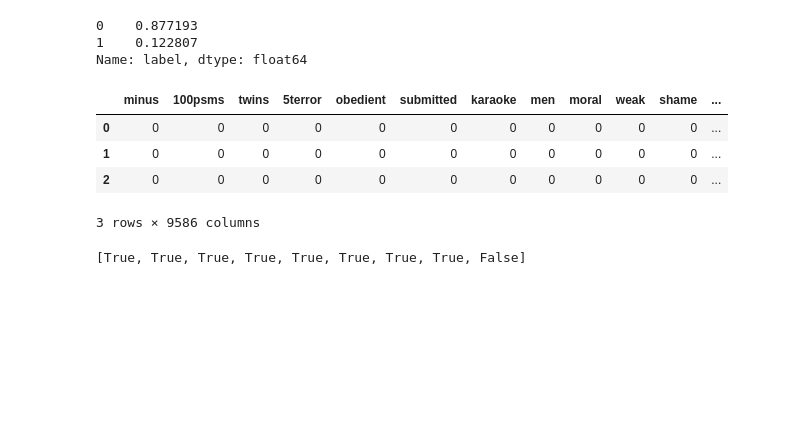
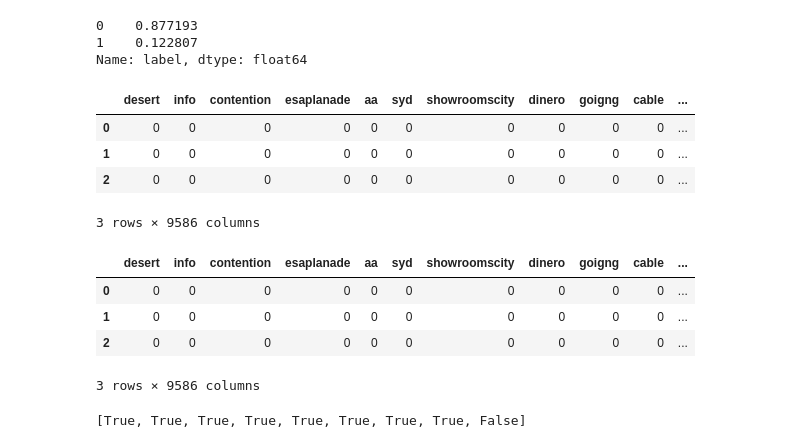
Before and after one commit to ravi-prakash1907/Machine-Learning-for-Cyber-Security, a Jupyter notebook: frombeg/smsClassifactio.ipynb, the cells around one changed output. Cells and saved outputs as stored; diff of their text form; code cells hidden in the pictures; blank space fills up the shorter version.

```diff
--- a/frombeg/smsClassifactio.ipynb
+++ b/frombeg/smsClassifactio.ipynb
@@ -303,19 +339,25 @@ test_set['label'].value_counts(normalize=True)
 0    0.877193
 1    0.122807
 Name: label, dtype: float64
+# %%
+# After splitting
+display(training_set.head(3))
+display(test_set.head(3))
+# %% [output]
+|  | desert | info | contention | esaplanade | aa | syd | showroomscity | dinero | goigng | cable | ... |
+| 0 | 0 | 0 | 0 | 0 | 0 | 0 | 0 | 0 | 0 | 0 | ... |
+| 1 | 0 | 0 | 0 | 0 | 0 | 0 | 0 | 0 | 0 | 0 | ... |
+| 2 | 0 | 0 | 0 | 0 | 0 | 0 | 0 | 0 | 0 | 0 | ... |
+3 rows × 9586 columns
+|  | desert | info | contention | esaplanade | aa | syd | showroomscity | dinero | goigng | cable | ... |
+| 0 | 0 | 0 | 0 | 0 | 0 | 0 | 0 | 0 | 0 | 0 | ... |
+| 1 | 0 | 0 | 0 | 0 | 0 | 0 | 0 | 0 | 0 | 0 | ... |
+| 2 | 0 | 0 | 0 | 0 | 0 | 0 | 0 | 0 | 0 | 0 | ... |
+3 rows × 9586 columns
 # %%
 ## exporting test train data
 training_set.to_csv("train.csv", index=False)
 test_set.to_csv("test.csv", index=False)
-# %%
-# After splitting
-training_set.head(3)
-# %% [output]
-|  | minus | 100psms | twins | 5terror | obedient | submitted | karaoke | men | moral | weak | shame | ... |
-| 0 | 0 | 0 | 0 | 0 | 0 | 0 | 0 | 0 | 0 | 0 | 0 | ... |
-| 1 | 0 | 0 | 0 | 0 | 0 | 0 | 0 | 0 | 0 | 0 | 0 | ... |
-| 2 | 0 | 0 | 0 | 0 | 0 | 0 | 0 | 0 | 0 | 0 | 0 | ... |
-3 rows × 9586 columns
 # %%
 temp = [x == 0 for x in test_set['label']]
 temp[11:20]
```
Also changed, not shown: parts of 3 cells of this notebook.
